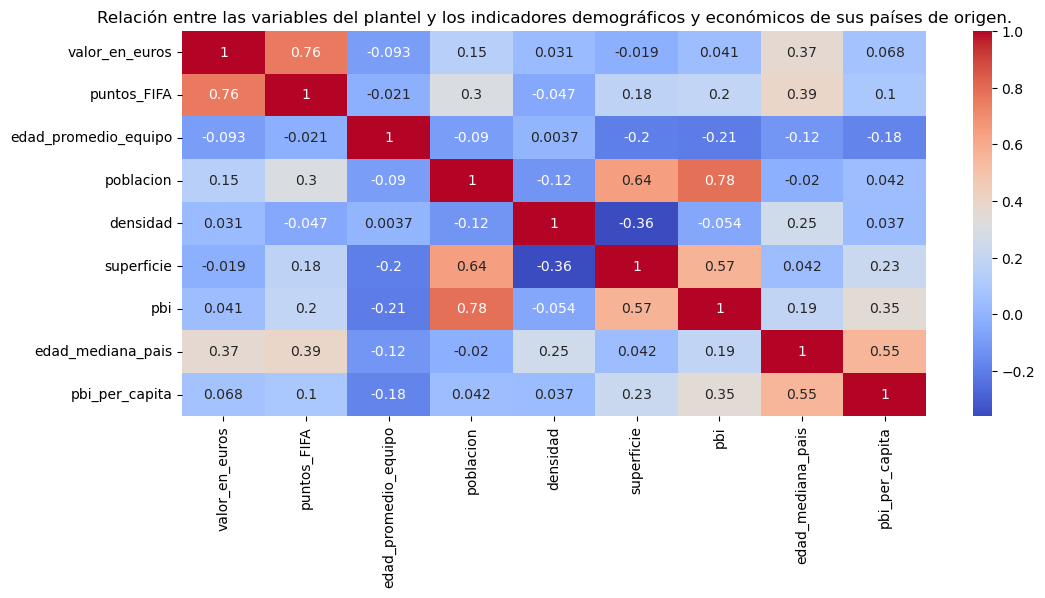
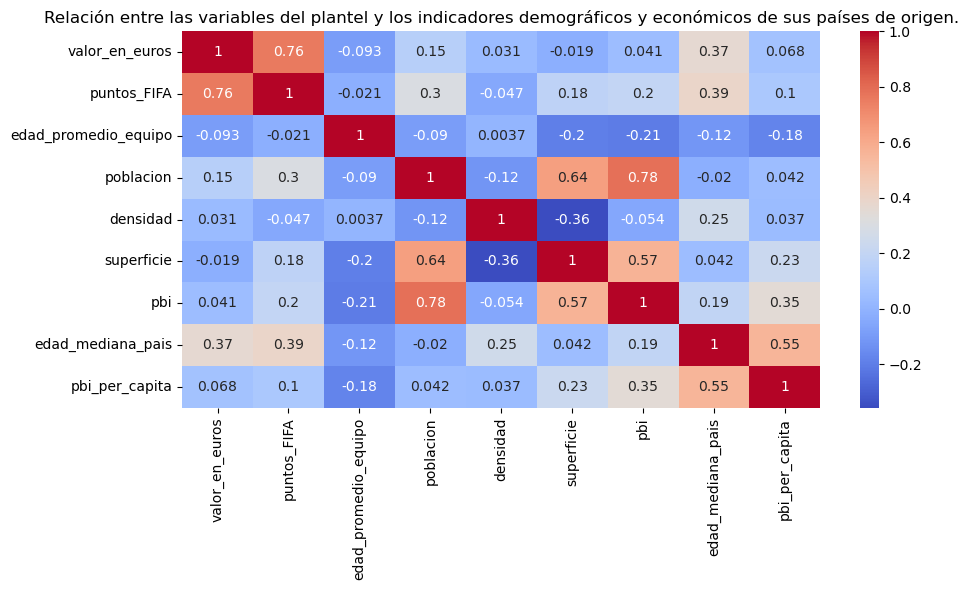
Code edit (unified diff) that turned the first committed figure into the second:
--- before
+++ after
@@ -1,8 +1,9 @@
 numerico_df = df_filtrado.select_dtypes(include=[np.number])
 
-plt.figure(figsize=(12, 5))
+plt.figure(figsize=(10, 6))
 sns.heatmap(numerico_df.corr(), annot=True, cmap='coolwarm')
 plt.title("Relación entre las variables del plantel y los indicadores demográficos y económicos de sus países de origen.")
+
+plt.tight_layout()
 plt.savefig("imagenes/heatmap-relacion-variables-numericas.png")
-
 plt.show()

Commit: fix: arreglo de visualizaciones que exportaban mal